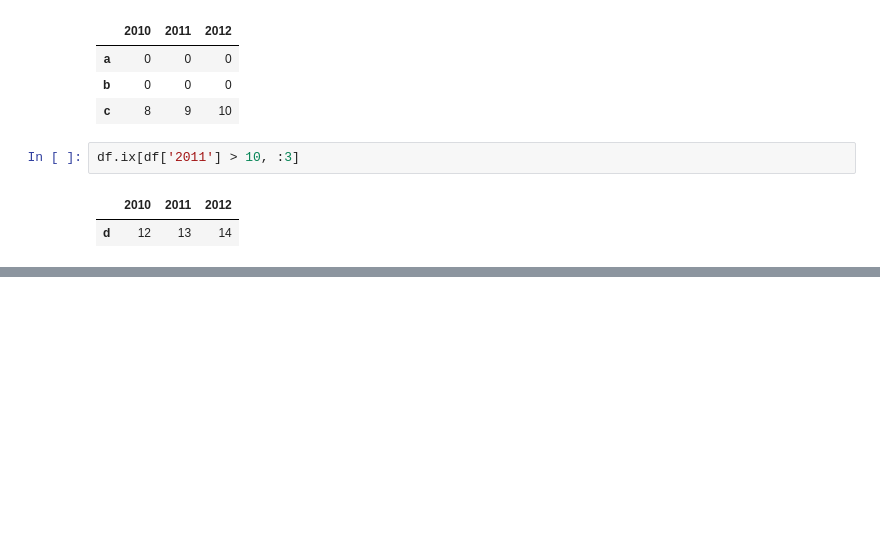
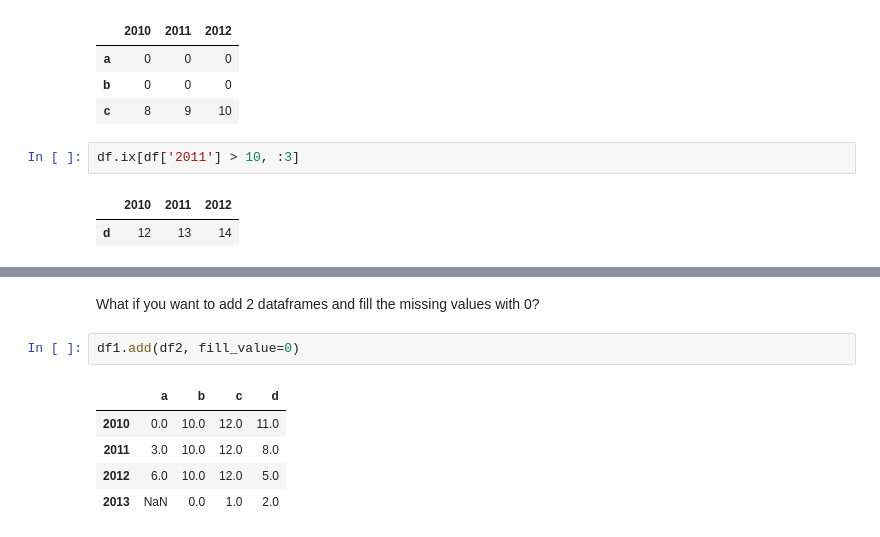
Before and after one commit to jalquisola/MachineLearningProjects, a Jupyter notebook: Pandas/Getting-Started-with-Pandas.ipynb, the cells around one changed output, grey strips where cells are left out. Saved outputs shown, nothing was run; the diff lists cells and outputs as text; blank space fills up the shorter version.

```diff
--- a/Pandas/Getting-Started-with-Pandas.ipynb
+++ b/Pandas/Getting-Started-with-Pandas.ipynb
@@ -472,0 +540,10 @@ df.ix[df['2011'] > 10, :3]
+# %% [markdown]
+What if you want to add 2 dataframes and fill the missing values with 0?
+# %%
+df1.add(df2, fill_value=0)
+# %% [output]
+|  | a | b | c | d |
+| 2010 | 0.0 | 10.0 | 12.0 | 11.0 |
+| 2011 | 3.0 | 10.0 | 12.0 | 8.0 |
+| 2012 | 6.0 | 10.0 | 12.0 | 5.0 |
+| 2013 | NaN | 0.0 | 1.0 | 2.0 |
```
Also changed, not shown: parts of 84 cells of this notebook, 6 other files.
